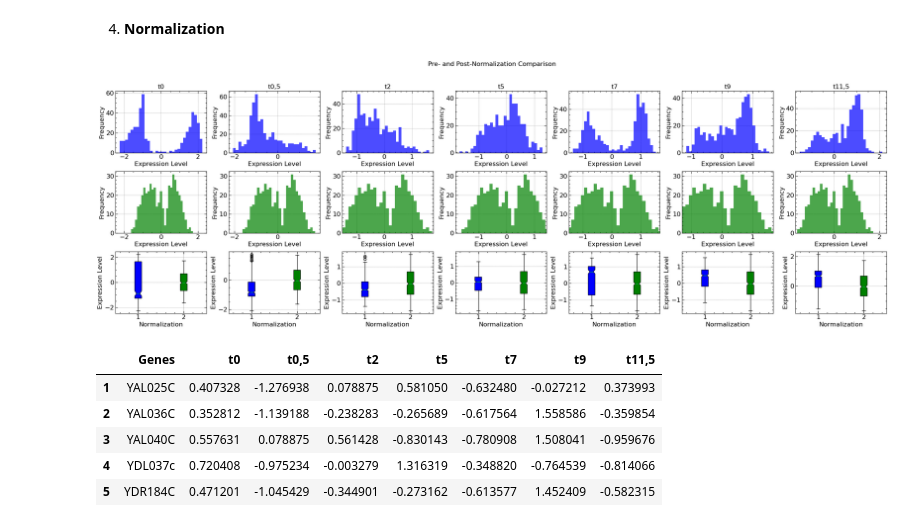
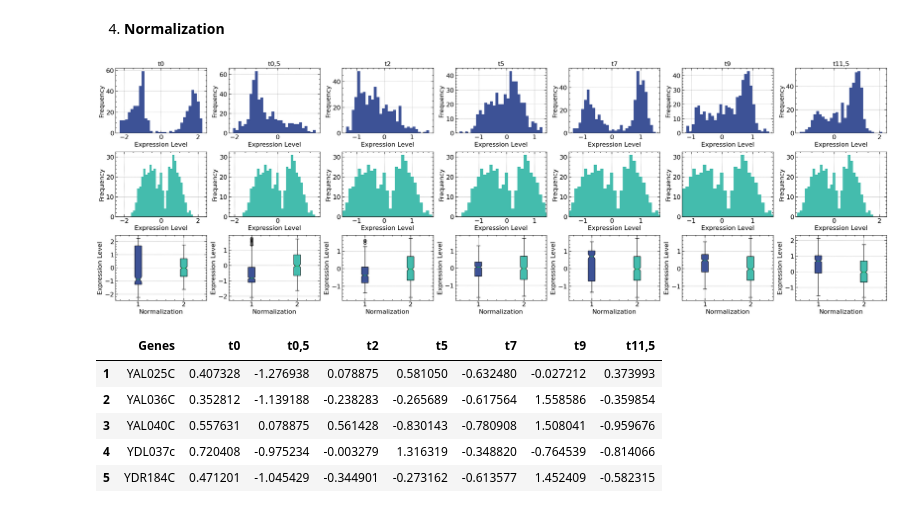
Before and after one commit to MarioPasc/complearn_projects, a Jupyter notebook: Clustering/code/k_means_clustering_sporulaton.ipynb, the cells around one changed output. Drawn from its saved outputs; the diff is of its cells as text; code cells hidden in the pictures.

Commit message:
Figures of the paper

```diff
--- a/Clustering/code/k_means_clustering_sporulaton.ipynb
+++ b/Clustering/code/k_means_clustering_sporulaton.ipynb
@@ -143,24 +150,37 @@ It seems that gene expression level vary over time. At `t=0` the process seems t
 # Set a range
 expression_range = [-2.5, 2.5]
 
-# Create the pairplot
-pairplot = sns.pairplot(data[data.columns[1:]])
+# Set the color palette for the data points (grey for data, black for axes)
+grey_palette = sns.color_palette(["grey"])
+
+# Create the pairplot with grey data points and KDE plots
+pairplot = sns.pairplot(data[data.columns[1:]], diag_kind='kde', plot_kws={'color':'grey'}, diag_kws={'color':'grey'})
 
 # Customize each axis to vary from -2 to 2
 for i, ax in enumerate(pairplot.axes.flatten()):
     row_idx, col_idx = divmod(i, len(pairplot.axes))  # Get row and column index
 
+    # Set axis limits and ticks
     ax.set_xlim(expression_range)
     ax.set_ylim(expression_range)
     ax.set_xticks(np.arange(-2, 3, 1))
     ax.set_yticks(np.arange(-2, 3, 1))
 
+    # Change tick and axis label colors to black
+    ax.tick_params(axis='x', colors='black')
+    ax.tick_params(axis='y', colors='black')
+    ax.xaxis.label.set_color('black')
+    ax.yaxis.label.set_color('black')
+
     # Add the x = y line only if it's not on the diagonal
     if row_idx != col_idx:
-        ax.plot(expression_range, expression_range, ls='--', color='grey')
+        ax.plot(expression_range, expression_range, ls='--', color='grey', linewidth='0.8')
+
 
 # Adjust the layout and spacing
 plt.subplots_adjust(top=1.1)
 plt.tight_layout()
+plt.savefig("../results/figures/pairplot.pdf")
+
 plt.show()
 # %% [output]
@@ -258,11 +279,11 @@ def normalize_data_and_plot(data: pd.DataFrame, columns_to_normalize: list, meth
 
     # Plotting pre- and post-normalization data
     fig, axes = plt.subplots(nrows=3, ncols=len(columns_to_normalize), figsize=(4 * len(columns_to_normalize), 10))
-    fig.suptitle("Pre- and Post-Normalization Comparison", fontsize=16)
+    #fig.suptitle("Pre- and Post-Normalization Comparison", fontsize=16)
 
     for i, column in enumerate(columns_to_normalize):
         # Pre-normalization plot
-        axes[0, i].hist(pre_norm_data[column], bins=30, color='blue', alpha=0.7)
+        axes[0, i].hist(pre_norm_data[column], bins=30, color='#3d5296', alpha=1)
         axes[0, i].set_title(f'{column}')
         axes[0, i].set_ylabel('Frequency')
         axes[0, i].set_xlabel('Expression Level')
@@ -271,39 +292,40 @@ def normalize_data_and_plot(data: pd.DataFrame, columns_to_normalize: list, meth
         x_min, x_max = axes[0, i].get_xlim()
 
         # Post-normalization plot
-        axes[1, i].hist(normalized_data[column], bins=30, color='green', alpha=0.7)
+        axes[1, i].hist(normalized_data[column], bins=30, color='#44bcad', alpha=1)
         axes[1, i].set_ylabel('Frequency')
         axes[1, i].set_xlabel('Expression Level')
         axes[1, i].set_xlim(x_min, x_max)
 
         # Boxplot for pre- and post-normalization
         axes[2, i].boxplot([pre_norm_data[column], normalized_data[column]], patch_artist=True, notch=True)
         axes[2, i].set_xticklabels(['Pre', 'Post'])
         axes[2, i].set_ylabel('Expression Level')
         axes[2, i].set_xlabel('Normalization')
         # Coloring the boxplots
         boxplots = axes[2, i].boxplot([pre_norm_data[column], normalized_data[column]],
                                       patch_artist=True, notch=True)
-        boxplots['boxes'][0].set_facecolor('blue')  # Pre-normalization box
-        boxplots['boxes'][1].set_facecolor('green')  # Post-normalization box
+        boxplots['boxes'][0].set_facecolor('#3d5296')  # Pre-normalization box
+        boxplots['boxes'][1].set_facecolor('#44bcad')  # Post-normalization box
 
     # Adjust layout
     plt.tight_layout(rect=[0, 0.03, 1, 0.95])
+    plt.savefig('../results/figures/normalization.pdf')
     plt.show()
 
     return normalized_data
 
 
 # Normalizing the data
 data_normalized = normalize_data_and_plot(data=data, columns_to_normalize=data.columns[1:], method='Quantile')
 
 # Paste the 'Genes' column back into the normalized DataFrame
 data_normalized['Genes'] = data['Genes'].values  # Use aligned indices to prevent NaN values
 
 # Move 'Genes' column to the first position
 data_normalized = data_normalized[['Genes'] + [col for col in data_normalized.columns if col != 'Genes']]
 # %% [output]
-[figure, old version]
+[figure, new version]
 # %%
 data_normalized.head()
 # %% [output]
```
Also changed, not shown: parts of 10 cells of this notebook, 9 other files.
